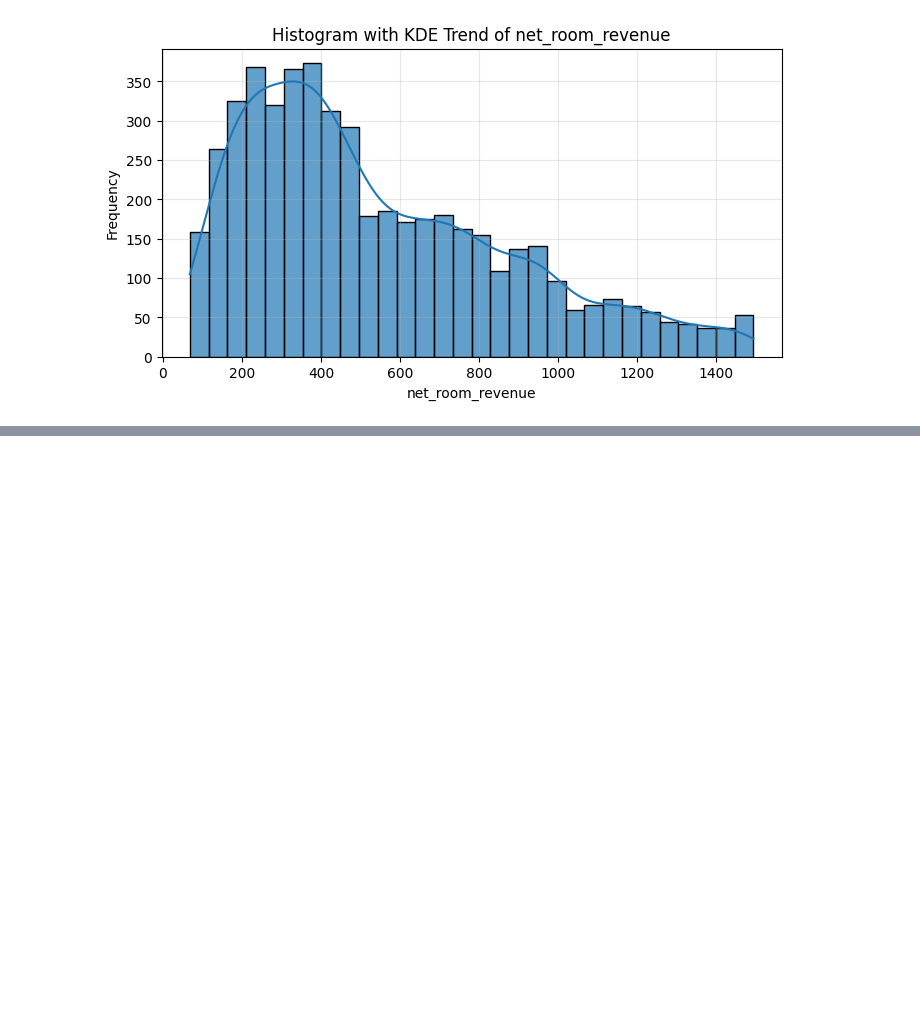
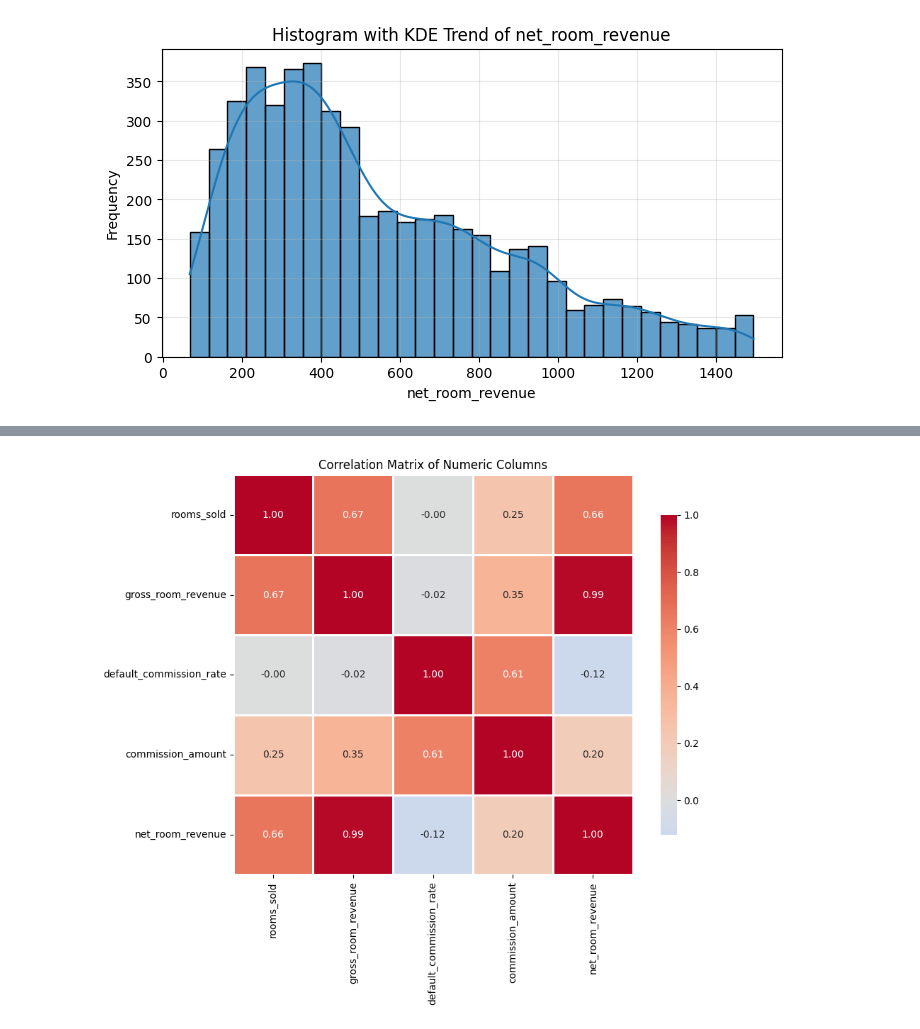
Before and after one commit to ThunwaratK/hotel_business_owner-s_dilemma_DA, a Jupyter notebook: EDA.ipynb, the cells around one changed output, grey strips where cells are left out. Cells and saved outputs as stored; diff of their text form; code cells hidden in the pictures; blank space fills up the shorter version.

```diff
--- a/EDA.ipynb
+++ b/EDA.ipynb
@@ -379,0 +384,83 @@ if len(numeric_cols) > 0:
+# %%
+# Bivariate Analysis - Numeric vs Numeric
+import matplotlib.pyplot as plt
+import seaborn as sns
+import numpy as np
+import pandas as pd
+from pathlib import Path
+
+# Load data if not already loaded
+try:
+    df
+except NameError:
+    DATA_PATH = Path("data/cleaned_dataset/Hotel_dataset.csv")
+    if not DATA_PATH.exists():
+        raise FileNotFoundError(f"Missing dataset at {DATA_PATH.resolve()}")
+    df = pd.read_csv(DATA_PATH)
+    date_cols = [col for col in df.columns if "date" in col.lower()]
+    for col in date_cols:
+        df[col] = pd.to_datetime(df[col], errors="coerce", dayfirst=True)
+
+# Setup result directory
+result_dir = "data/result"
+import os
+os.makedirs(result_dir, exist_ok=True)
+
+# Ensure variables are defined
+numeric_cols = df.select_dtypes(include=[np.number]).columns
+cat_cols = df.select_dtypes(include=['object', 'category']).columns
+
+# Correlation Matrix
+if len(numeric_cols) > 1:
+    print("=== CORRELATION MATRIX ===")
+    corr_matrix = df[numeric_cols].corr()
+    print(corr_matrix.round(3).to_string())
+
+    # Visualization of correlation matrix
+    plt.figure(figsize=(10, 8))
+    sns.heatmap(corr_matrix, annot=True, fmt='.2f', cmap='coolwarm', center=0,
+                square=True, linewidths=1, cbar_kws={"shrink": 0.8})
+    plt.title('Correlation Matrix of Numeric Columns')
+    plt.tight_layout()
+    plt.savefig(f"{result_dir}/correlation_matrix.png", dpi=100, bbox_inches='tight')
+    plt.show()
+
+# Scatter plots for top correlated pairs
+if len(numeric_cols) > 1:
+    print("\n=== TOP CORRELATED PAIRS ===")
+
+    # Get correlations excluding diagonal
+    corr_pairs = []
+    for i in range(len(corr_matrix.columns)):
+        for j in range(i+1, len(corr_matrix.columns)):
+            corr_pairs.append({
+                'var1': corr_matrix.columns[i],
+                'var2': corr_matrix.columns[j],
+                'correlation': abs(corr_matrix.iloc[i, j])
+            })
+
+    corr_pairs_df = pd.DataFrame(corr_pairs).sort_values('correlation', ascending=False)
+    print(corr_pairs_df.head(10).to_string(index=False))
+
+    # Plot top 4 correlations
+    for idx, row in corr_pairs_df.head(4).iterrows():
+        var1, var2 = row['var1'], row['var2']
+
+        plt.figure(figsize=(8, 5))
+        plt.scatter(df[var1].dropna(), df[var2].dropna(), alpha=0.5, edgecolors='k', linewidth=0.5)
+
+        # Add trend line
+        z = np.polyfit(df[var1].dropna(), df[var2].dropna(), 1)
+        p = np.poly1d(z)
+        x_line = np.linspace(df[var1].min(), df[var1].max(), 100)
+        plt.plot(x_line, p(x_line), "r--", linewidth=2, label=f'Trend (r={row["correlation"]:.3f})')
+
+        plt.xlabel(var1)
+        plt.ylabel(var2)
+        plt.title(f'Scatter Plot: {var1} vs {var2}')
+        plt.legend()
+        plt.grid(True, alpha=0.3)
+        plt.tight_layout()
+        plt.savefig(f"{result_dir}/{var1}_vs_{var2}_scatter.png", dpi=100, bbox_inches='tight')
+        plt.show()
+# %% [output]
@@ -379,0 +476 @@ if len(numeric_cols) > 0:
+[figure, added]
```
Also changed, not shown: parts of 8 cells of this notebook.
